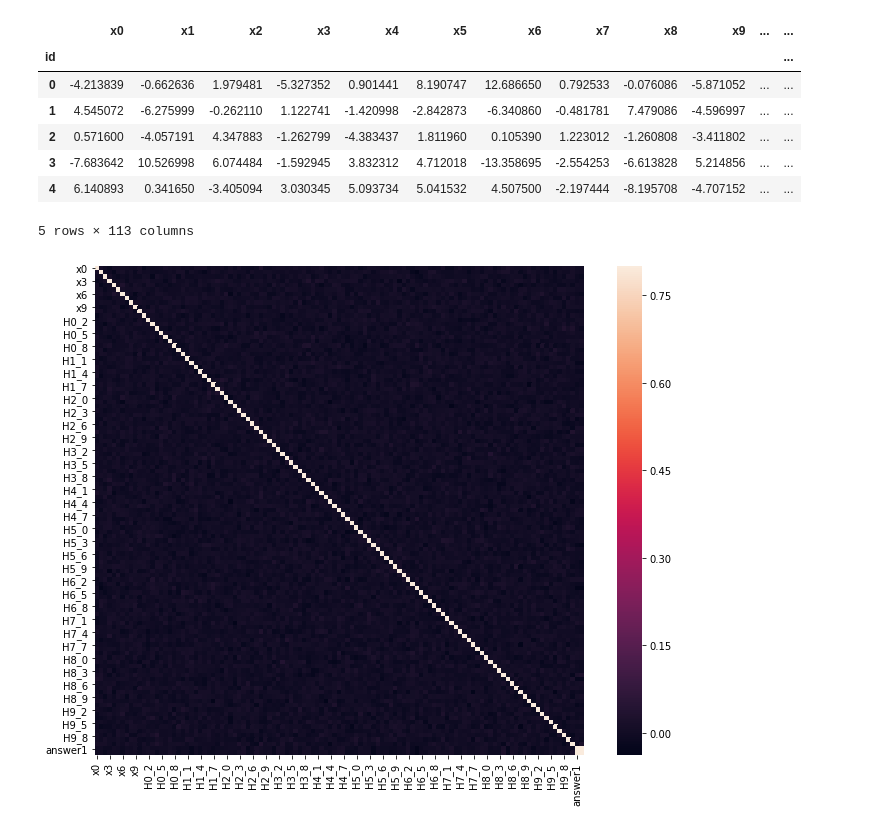
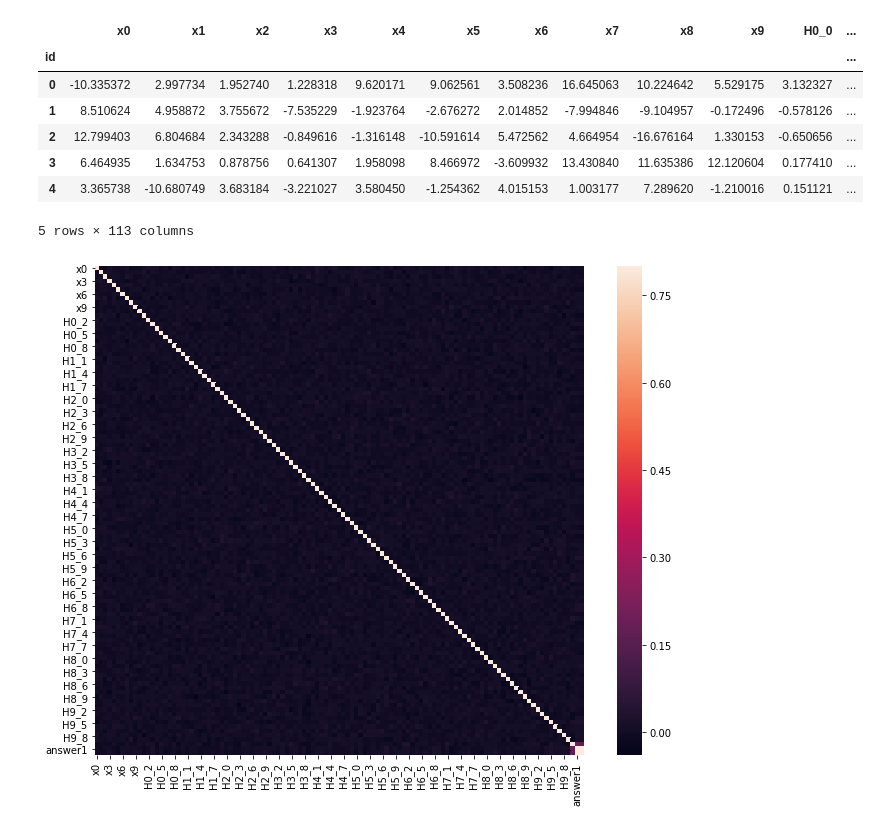
Before and after one commit to SINAABBASI/SphereDecoding, a Jupyter notebook: DNN/DNN.ipynb, the cells around one changed output. Drawn from its saved outputs; the diff is of its cells as text; code cells hidden in the pictures.

```diff
--- a/DNN/DNN.ipynb
+++ b/DNN/DNN.ipynb
@@ -16,13 +15,13 @@ Using TensorFlow backend.
 # %%
-df_train = pd.read_csv('./dataSets/Train_set.csv', index_col=0)
+df_train = pd.read_csv('./dataSets/Train_set16dB.csv', index_col=0)
 df_train.head()
 # %% [output]
-|  | x0 | x1 | x2 | x3 | x4 | x5 | x6 | x7 | x8 | x9 | ... | ... |
+|  | x0 | x1 | x2 | x3 | x4 | x5 | x6 | x7 | x8 | x9 | H0_0 | ... |
 | id |  |  |  |  |  |  |  |  |  |  |  | ... |
-| 0 | -4.213839 | -0.662636 | 1.979481 | -5.327352 | 0.901441 | 8.190747 | 12.686650 | 0.792533 | -0.076086 | -5.871052 | ... | ... |
-| 1 | 4.545072 | -6.275999 | -0.262110 | 1.122741 | -1.420998 | -2.842873 | -6.340860 | -0.481781 | 7.479086 | -4.596997 | ... | ... |
-| 2 | 0.571600 | -4.057191 | 4.347883 | -1.262799 | -4.383437 | 1.811960 | 0.105390 | 1.223012 | -1.260808 | -3.411802 | ... | ... |
-| 3 | -7.683642 | 10.526998 | 6.074484 | -1.592945 | 3.832312 | 4.712018 | -13.358695 | -2.554253 | -6.613828 | 5.214856 | ... | ... |
-| 4 | 6.140893 | 0.341650 | -3.405094 | 3.030345 | 5.093734 | 5.041532 | 4.507500 | -2.197444 | -8.195708 | -4.707152 | ... | ... |
+| 0 | -10.335372 | 2.997734 | 1.952740 | 1.228318 | 9.620171 | 9.062561 | 3.508236 | 16.645063 | 10.224642 | 5.529175 | 3.132327 | ... |
+| 1 | 8.510624 | 4.958872 | 3.755672 | -7.535229 | -1.923764 | -2.676272 | 2.014852 | -7.994846 | -9.104957 | -0.172496 | -0.578126 | ... |
+| 2 | 12.799403 | 6.804684 | 2.343288 | -0.849616 | -1.316148 | -10.591614 | 5.472562 | 4.664954 | -16.676164 | 1.330153 | -0.650656 | ... |
+| 3 | 6.464935 | 1.634753 | 0.878756 | 0.641307 | 1.958098 | 8.466972 | -3.609932 | 13.430840 | 11.635386 | 12.120604 | 0.177410 | ... |
+| 4 | 3.365738 | -10.680749 | 3.683184 | -3.221027 | 3.580450 | -1.254362 | 4.015153 | 1.003177 | 7.289620 | -1.210016 | 0.151121 | ... |
 5 rows × 113 columns
 # %%
```
Also changed, not shown: parts of 12 cells of this notebook, 15 other files.
